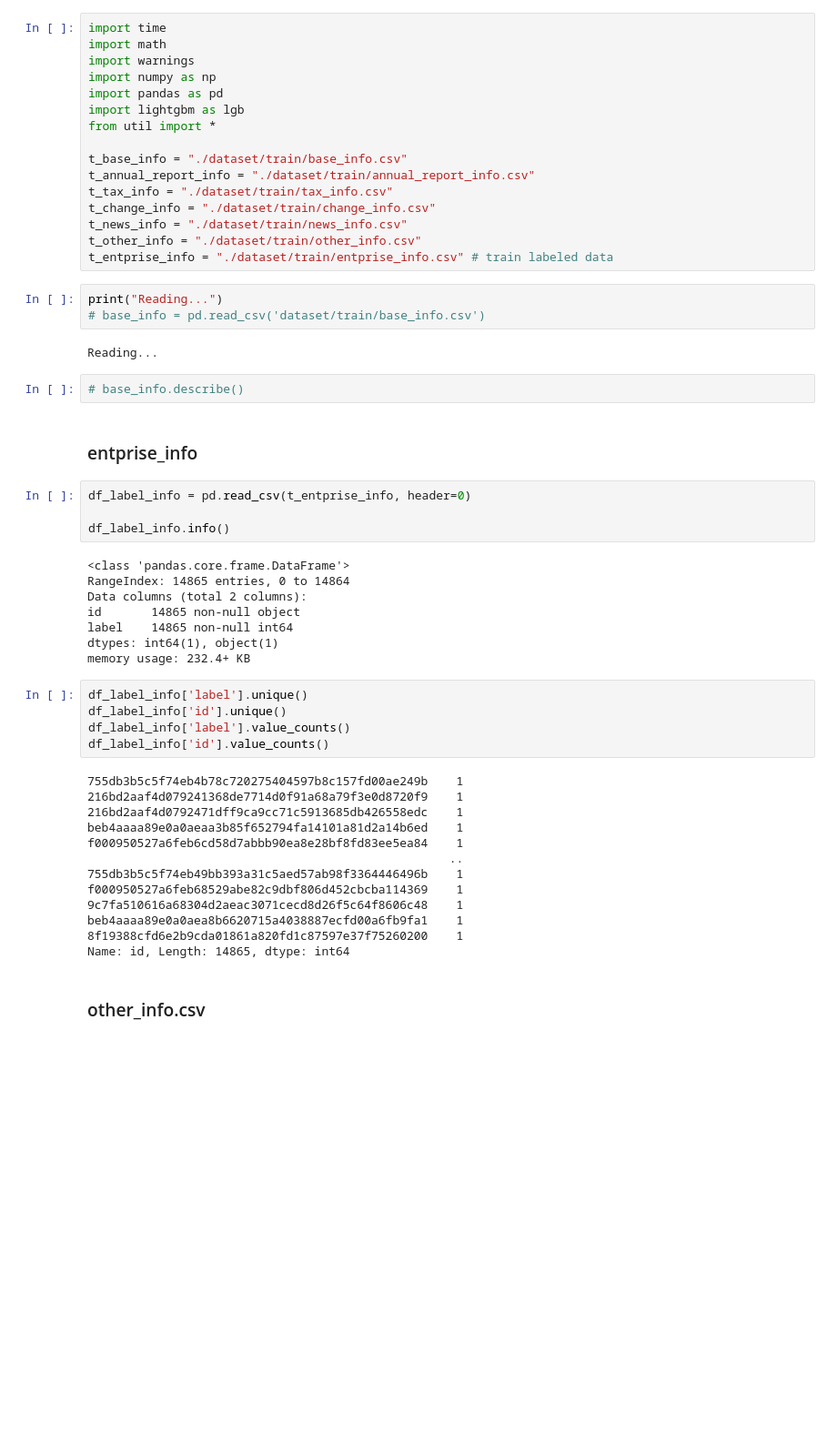
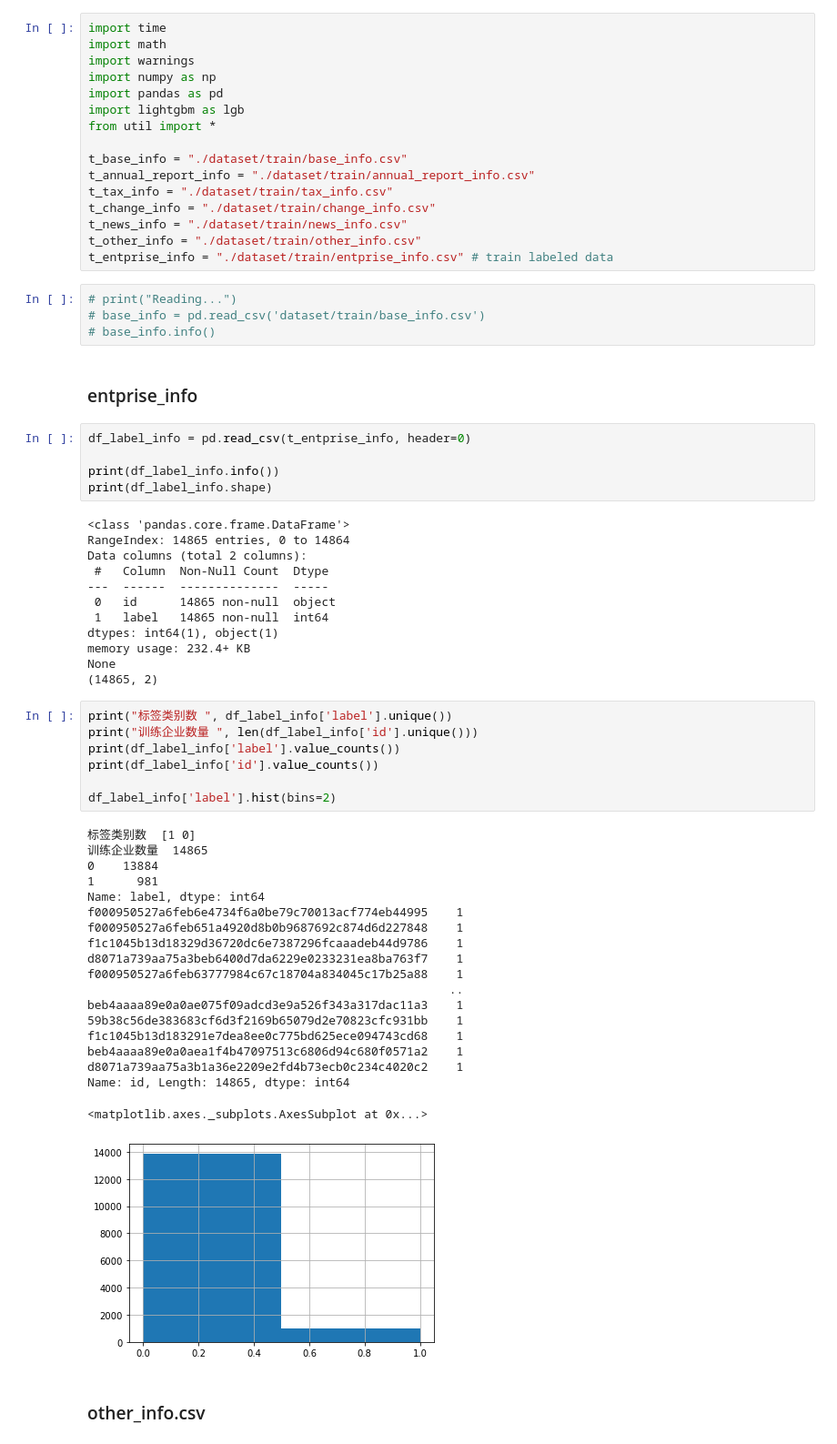
Before and after one commit to jinbaoziyl/CCF-Risk-Enterprises-Fund-Rasing, a Jupyter notebook: eda.ipynb, the cells around one changed output. Shown: that part at 91% size. Cells and saved outputs as stored; diff of their text form; blank space fills up the shorter version.

```diff
--- a/eda.ipynb
+++ b/eda.ipynb
@@ -17,44 +17,55 @@ t_news_info = "./dataset/train/news_info.csv"
 t_other_info = "./dataset/train/other_info.csv"
 t_entprise_info = "./dataset/train/entprise_info.csv" # train labeled data
 # %%
-print("Reading...")
+# print("Reading...")
 # base_info = pd.read_csv('dataset/train/base_info.csv')
+# base_info.info()
-# %% [output]
-Reading...
-# %%
-# base_info.describe()
 # %% [markdown]
 ### entprise_info
 # %%
 df_label_info = pd.read_csv(t_entprise_info, header=0)
 
-df_label_info.info()
+print(df_label_info.info())
+print(df_label_info.shape)
 # %% [output]
 <class 'pandas.core.frame.DataFrame'>
 RangeIndex: 14865 entries, 0 to 14864
 Data columns (total 2 columns):
-id       14865 non-null object
-label    14865 non-null int64
+ #   Column  Non-Null Count  Dtype
+---  ------  --------------  -----
+ 0   id      14865 non-null  object
+ 1   label   14865 non-null  int64
 dtypes: int64(1), object(1)
 memory usage: 232.4+ KB
+None
+(14865, 2)
 # %%
-df_label_info['label'].unique()
-df_label_info['id'].unique()
-df_label_info['label'].value_counts()
-df_label_info['id'].value_counts()
+print("标签类别数 ", df_label_info['label'].unique())
+print("训练企业数量 ", len(df_label_info['id'].unique()))
+print(df_label_info['label'].value_counts())
+print(df_label_info['id'].value_counts())
+
+df_label_info['label'].hist(bins=2)
 # %% [output]
-755db3b5c5f74eb4b78c720275404597b8c157fd00ae249b    1
-216bd2aaf4d079241368de7714d0f91a68a79f3e0d8720f9    1
-216bd2aaf4d0792471dff9ca9cc71c5913685db426558edc    1
-beb4aaaa89e0a0aeaa3b85f652794fa14101a81d2a14b6ed    1
-f000950527a6feb6cd58d7abbb90ea8e28bf8fd83ee5ea84    1
+标签类别数  [1 0]
+训练企业数量  14865
+0    13884
+1      981
+Name: label, dtype: int64
+f000950527a6feb6e4734f6a0be79c70013acf774eb44995    1
+f000950527a6feb651a4920d8b0b9687692c874d6d227848    1
+f1c1045b13d18329d36720dc6e7387296fcaaadeb44d9786    1
+d8071a739aa75a3beb6400d7da6229e0233231ea8ba763f7    1
+f000950527a6feb63777984c67c18704a834045c17b25a88    1
                                                    ..
-755db3b5c5f74eb49bb393a31c5aed57ab98f3364446496b    1
-f000950527a6feb68529abe82c9dbf806d452cbcba114369    1
-9c7fa510616a68304d2aeac3071cecd8d26f5c64f8606c48    1
-beb4aaaa89e0a0aea8b6620715a4038887ecfd00a6fb9fa1    1
-8f19388cfd6e2b9cda01861a820fd1c87597e37f75260200    1
+beb4aaaa89e0a0ae075f09adcd3e9a526f343a317dac11a3    1
+59b38c56de383683cf6d3f2169b65079d2e70823cfc931bb    1
+f1c1045b13d183291e7dea8ee0c775bd625ece094743cd68    1
+beb4aaaa89e0a0aea1f4b47097513c6806d94c680f0571a2    1
+d8071a739aa75a3b1a36e2209e2fd4b73ecb0c234c4020c2    1
 Name: id, Length: 14865, dtype: int64
+<matplotlib.axes._subplots.AxesSubplot at 0x...>
+[figure, added]
 # %% [markdown]
 ### other_info.csv
 # %%
```
Also changed, not shown: parts of 19 cells of this notebook.
